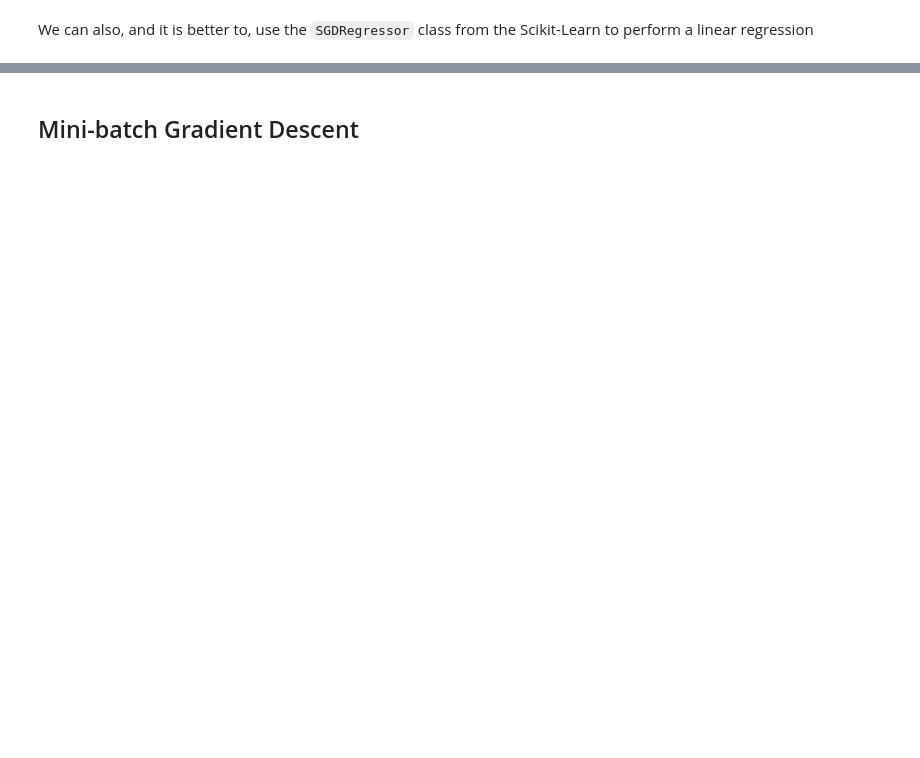
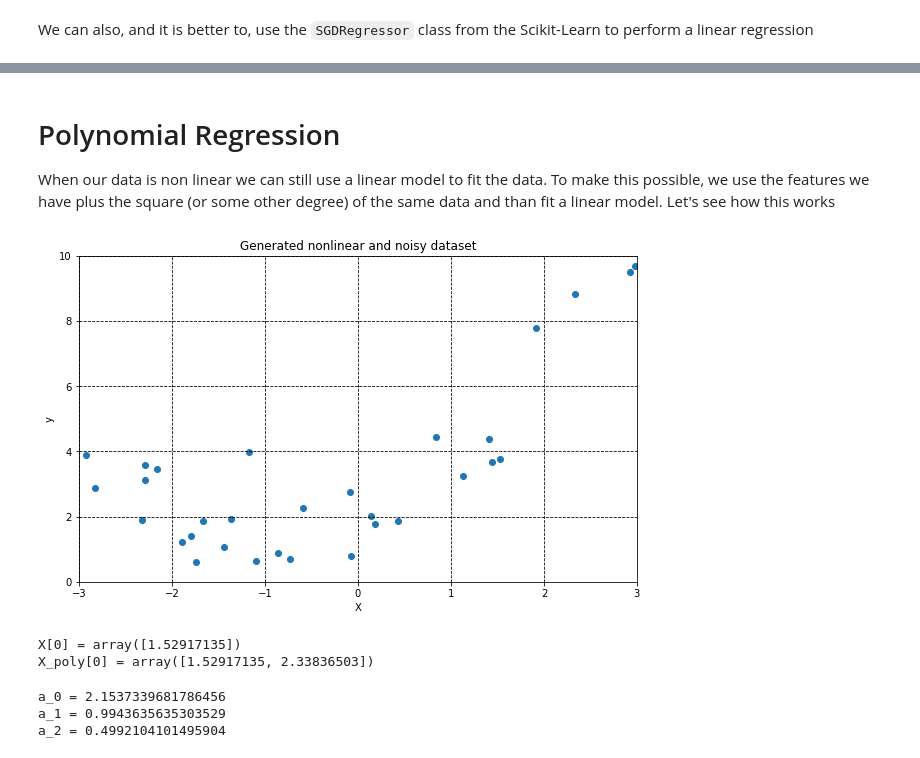
Before and after one commit to Pedrofran682/ML_projects, a Jupyter notebook: under_the_hood/Under_the_hood.ipynb, the cells around one changed output, grey strips where cells are left out. Saved outputs shown, nothing was run; the diff lists cells and outputs as text; code cells hidden in the pictures; blank space fills up the shorter version.

Commit message:
Polynomial Regression content

```diff
--- a/under_the_hood/Under_the_hood.ipynb
+++ b/under_the_hood/Under_the_hood.ipynb
@@ -276,2 +276,48 @@ sgd_reg.intercept_, sgd_reg.coef_
 # %% [markdown]
-## Mini-batch Gradient Descent
+# Polynomial Regression
+
+When our data is non linear we can still use a linear model to fit the data. To make this possible, we use the features we have plus the square (or some other degree) of the same data and than fit a linear model. Let's see how this works
+# %%
+m_features = 100
+
+X = 6 * rng.standard_normal((m_features, 1)) - 3
+y = 0.5 * X**2 + X + 2 + rng.standard_normal((m_features, 1))
+
+fig, ax = plt.subplots(figsize=(10,6))
+
+ax.scatter(X, y)
+ax.set_xlabel("X")
+ax.set_ylabel("y")
+
+ax.grid(c=grid_color, ls=grid_line)
+ax.set_xlim(-3, 3)
+ax.set_ylim(0, 10)
+ax.set_title("Generated nonlinear and noisy dataset")
+
+plt.show()
+# %% [output]
+[figure, added]
+# %%
+# Now, we need to fit this data. It's here where we add the square of our features
+from sklearn.preprocessing import PolynomialFeatures
+
+poly_features = PolynomialFeatures(degree=2, include_bias=False)
+X_poly = poly_features.fit_transform(X)
+
+print(f"{X[0] = }\n{X_poly[0] = }")
+# %% [output]
+X[0] = array([1.52917135])
+X_poly[0] = array([1.52917135, 2.33836503])
+# %%
+# Now we can fit
+lin_reg = LinearRegression()
+lin_reg.fit(X_poly, y)
+
+a0 = lin_reg.intercept_[0]
+a1, a2 = lin_reg.coef_[0]
+
+print(f"a_0 = {a0}\na_1 = {a1}\na_2 = {a2}\n")
+# %% [output]
+a_0 = 2.1537339681786456
+a_1 = 0.9943635635303529
+a_2 = 0.4992104101495904
```
Also changed, not shown: parts of 4 cells of this notebook.
